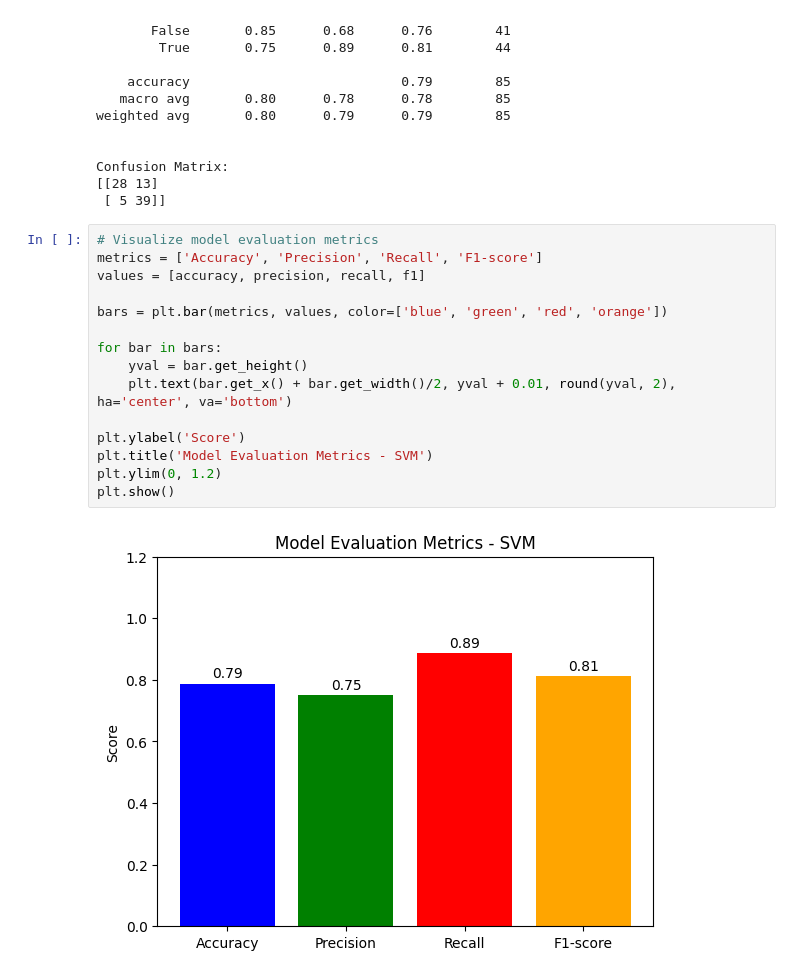
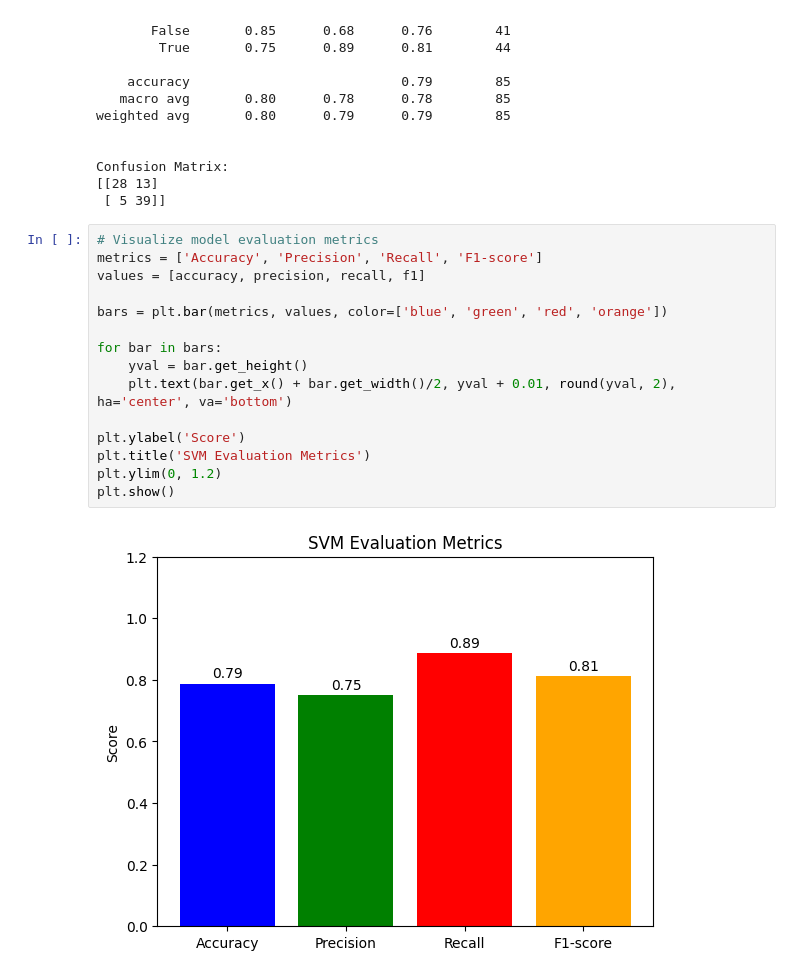
Before and after one commit to WuxiGuy/bc-wildfire-prediction, a Jupyter notebook: notebooks_models/svm.ipynb, the cells around one changed output. Cells and saved outputs as stored; diff of their text form.

```diff
--- a/notebooks_models/svm.ipynb
+++ b/notebooks_models/svm.ipynb
@@ -117,17 +125,17 @@ Confusion Matrix:
 # %%
 # Visualize model evaluation metrics
 metrics = ['Accuracy', 'Precision', 'Recall', 'F1-score']
 values = [accuracy, precision, recall, f1]
 
 bars = plt.bar(metrics, values, color=['blue', 'green', 'red', 'orange'])
 
 for bar in bars:
     yval = bar.get_height()
     plt.text(bar.get_x() + bar.get_width()/2, yval + 0.01, round(yval, 2), ha='center', va='bottom')
 
 plt.ylabel('Score')
-plt.title('Model Evaluation Metrics - SVM')
+plt.title('SVM Evaluation Metrics')
 plt.ylim(0, 1.2)
 plt.show()
 # %% [output]
-[figure, old version]
+[figure, new version]
```
Also changed, not shown: parts of 1 cell of this notebook, 1 other file.
